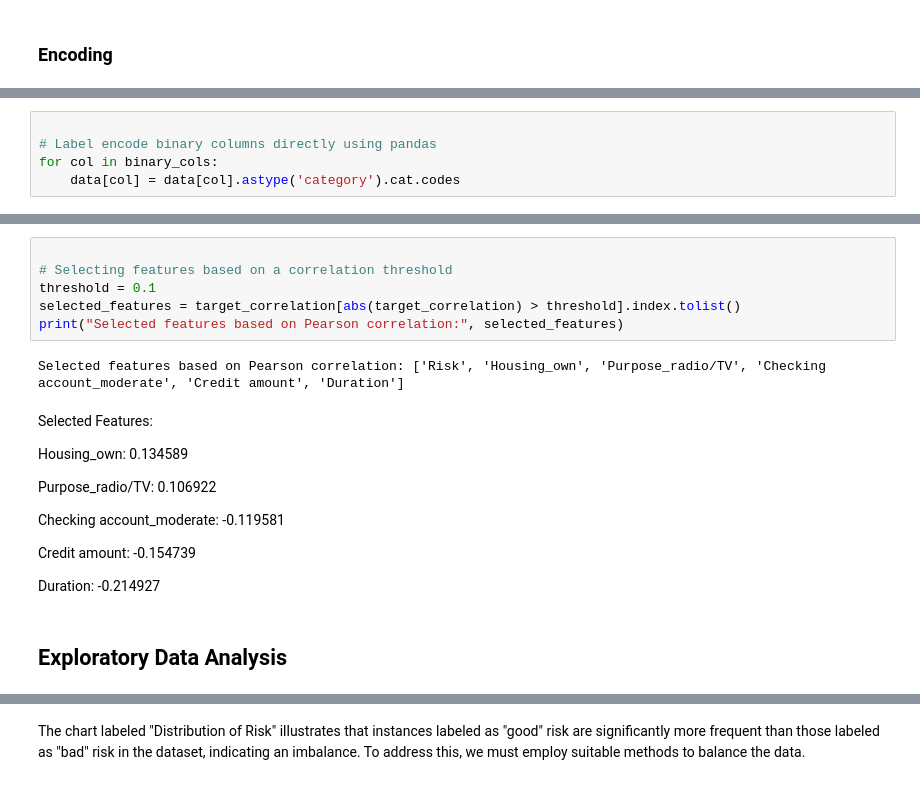
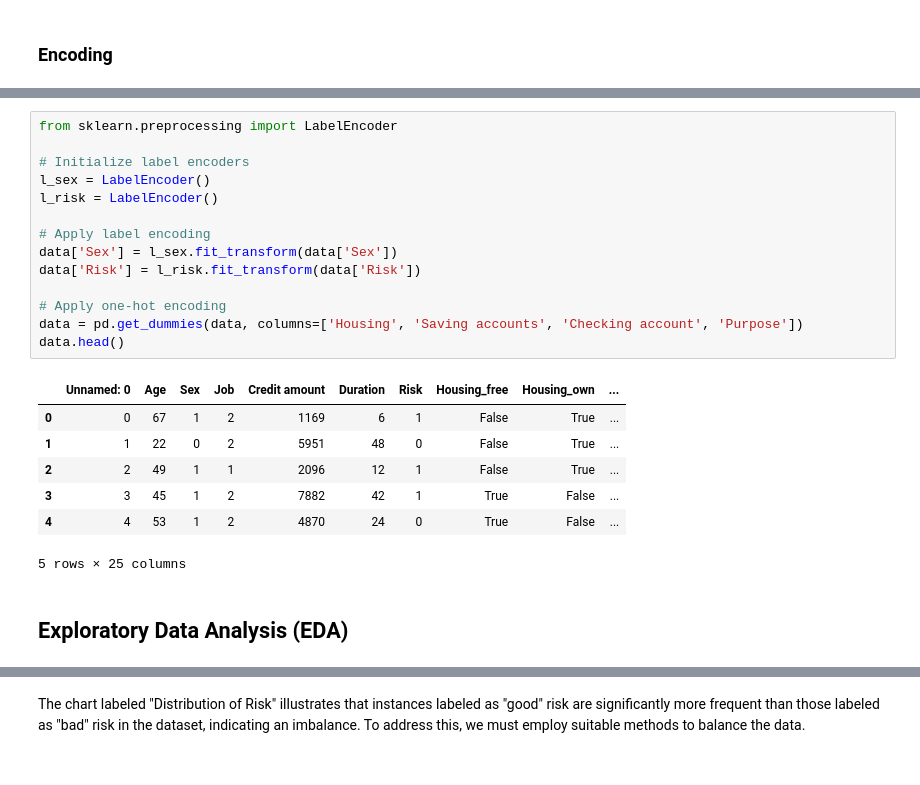
Before and after one commit to hamedahmed100/RR_project_HHRPTeam, a Jupyter notebook: data_preprocessing.ipynb, the cells around one changed output, grey strips where cells are left out. Drawn from its saved outputs; the diff is of its cells as text.

```diff
--- a/data_preprocessing.ipynb
+++ b/data_preprocessing.ipynb
@@ -128,5 +119,0 @@ nominal_cols = [col for col in data.columns if data[col].dtype == 'object' and d
-# %%
-
-# Label encode binary columns directly using pandas
-for col in binary_cols:
-    data[col] = data[col].astype('category').cat.codes
@@ -162,25 +120,27 @@ Name: Risk, dtype: float64
-# %%
-
-# Selecting features based on a correlation threshold
-threshold = 0.1
-selected_features = target_correlation[abs(target_correlation) > threshold].index.tolist()
-print("Selected features based on Pearson correlation:", selected_features)
-# %% [output]
-Selected features based on Pearson correlation: ['Risk', 'Housing_own', 'Purpose_radio/TV', 'Checking account_moderate', 'Credit amount', 'Duration']
-# %% [markdown]
-Selected Features:
-
-Housing_own: 0.134589
-
-Purpose_radio/TV: 0.106922
-
-Checking account_moderate: -0.119581
-
-Credit amount: -0.154739
-
-Duration: -0.214927
+# %%
+from sklearn.preprocessing import LabelEncoder
+
+# Initialize label encoders
+l_sex = LabelEncoder()
+l_risk = LabelEncoder()
+
+# Apply label encoding
+data['Sex'] = l_sex.fit_transform(data['Sex'])
+data['Risk'] = l_risk.fit_transform(data['Risk'])
+
+# Apply one-hot encoding
+data = pd.get_dummies(data, columns=['Housing', 'Saving accounts', 'Checking account', 'Purpose'])
+data.head()
+# %% [output]
+|  | Unnamed: 0 | Age | Sex | Job | Credit amount | Duration | Risk | Housing_free | Housing_own | ... |
+| 0 | 0 | 67 | 1 | 2 | 1169 | 6 | 1 | False | True | ... |
+| 1 | 1 | 22 | 0 | 2 | 5951 | 48 | 0 | False | True | ... |
+| 2 | 2 | 49 | 1 | 1 | 2096 | 12 | 1 | False | True | ... |
+| 3 | 3 | 45 | 1 | 2 | 7882 | 42 | 1 | True | False | ... |
+| 4 | 4 | 53 | 1 | 2 | 4870 | 24 | 0 | True | False | ... |
+5 rows × 25 columns
 # %% [markdown]
-## Exploratory  Data Analysis
+## Exploratory Data Analysis (EDA)
 # %%
 # Analysing target feature
 
```
Also changed, not shown: parts of 22 cells of this notebook.
